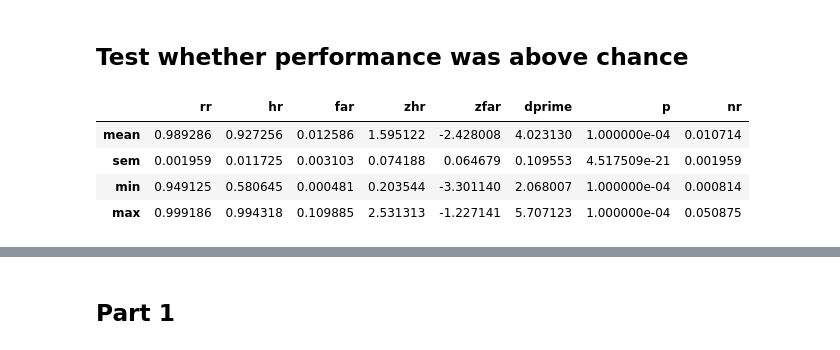
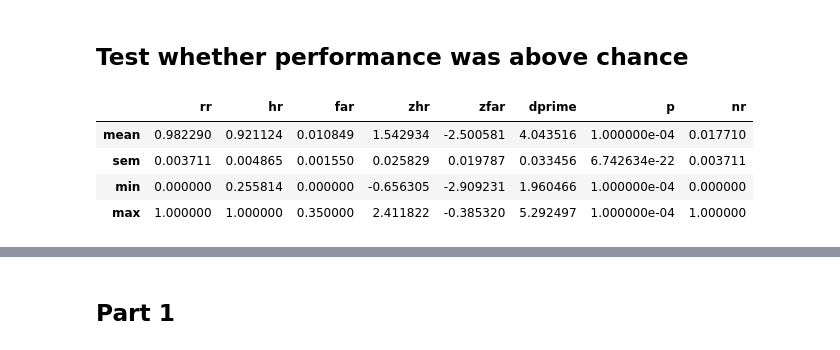
Before and after one commit to prestonlab/tesser, a Jupyter notebook: jupyter/plot_beh_struct.ipynb, the cells around one changed output, grey strips where cells are left out. Drawn from its saved outputs; the diff is of its cells as text; code cells hidden in the pictures.

```diff
--- a/jupyter/plot_beh_struct.ipynb
+++ b/jupyter/plot_beh_struct.ipynb
@@ -14,7 +14,7 @@ fig_dir = os.path.join(os.environ['TESSER_FIGURES'], 'plots')
 os.makedirs(fig_dir, exist_ok=True)
 # %%
 raw = tasks.load_struct(bids_dir)
-data = tasks.fix_struct_switched(raw)
+data = tasks.exclude_struct_switched(raw)
 data.head(5)
 # %% [output]
 |  | onset | duration | trial_type | block | community | object | object_type | orientation | response | ... |
@@ -26,12 +26,12 @@ data.head(5)
 # %% [markdown]
 ## Test whether performance was above chance
 # %%
-overall = data.groupby(['subject']).apply(tasks.test_rotation_perf, 10000)
+overall = data.groupby(['subject', 'part', 'run']).apply(tasks.test_rotation_perf, 10000)
 overall['nr'] = 1 - overall['rr']
 overall.agg(['mean', 'sem', 'min', 'max'])
 # %% [output]
 |  | rr | hr | far | zhr | zfar | dprime | p | nr |
-| mean | 0.989286 | 0.927256 | 0.012586 | 1.595122 | -2.428008 | 4.023130 | 1.000000e-04 | 0.010714 |
-| sem | 0.001959 | 0.011725 | 0.003103 | 0.074188 | 0.064679 | 0.109553 | 4.517509e-21 | 0.001959 |
-| min | 0.949125 | 0.580645 | 0.000481 | 0.203544 | -3.301140 | 2.068007 | 1.000000e-04 | 0.000814 |
-| max | 0.999186 | 0.994318 | 0.109885 | 2.531313 | -1.227141 | 5.707123 | 1.000000e-04 | 0.050875 |
+| mean | 0.982290 | 0.921124 | 0.010849 | 1.542934 | -2.500581 | 4.043516 | 1.000000e-04 | 0.017710 |
+| sem | 0.003711 | 0.004865 | 0.001550 | 0.025829 | 0.019787 | 0.033456 | 6.742634e-22 | 0.003711 |
+| min | 0.000000 | 0.255814 | 0.000000 | -0.656305 | -2.909231 | 1.960466 | 1.000000e-04 | 0.000000 |
+| max | 1.000000 | 1.000000 | 0.350000 | 2.411822 | -0.385320 | 5.292497 | 1.000000e-04 | 1.000000 |
```
Also changed, not shown: parts of 9 cells of this notebook, 15 other files.
